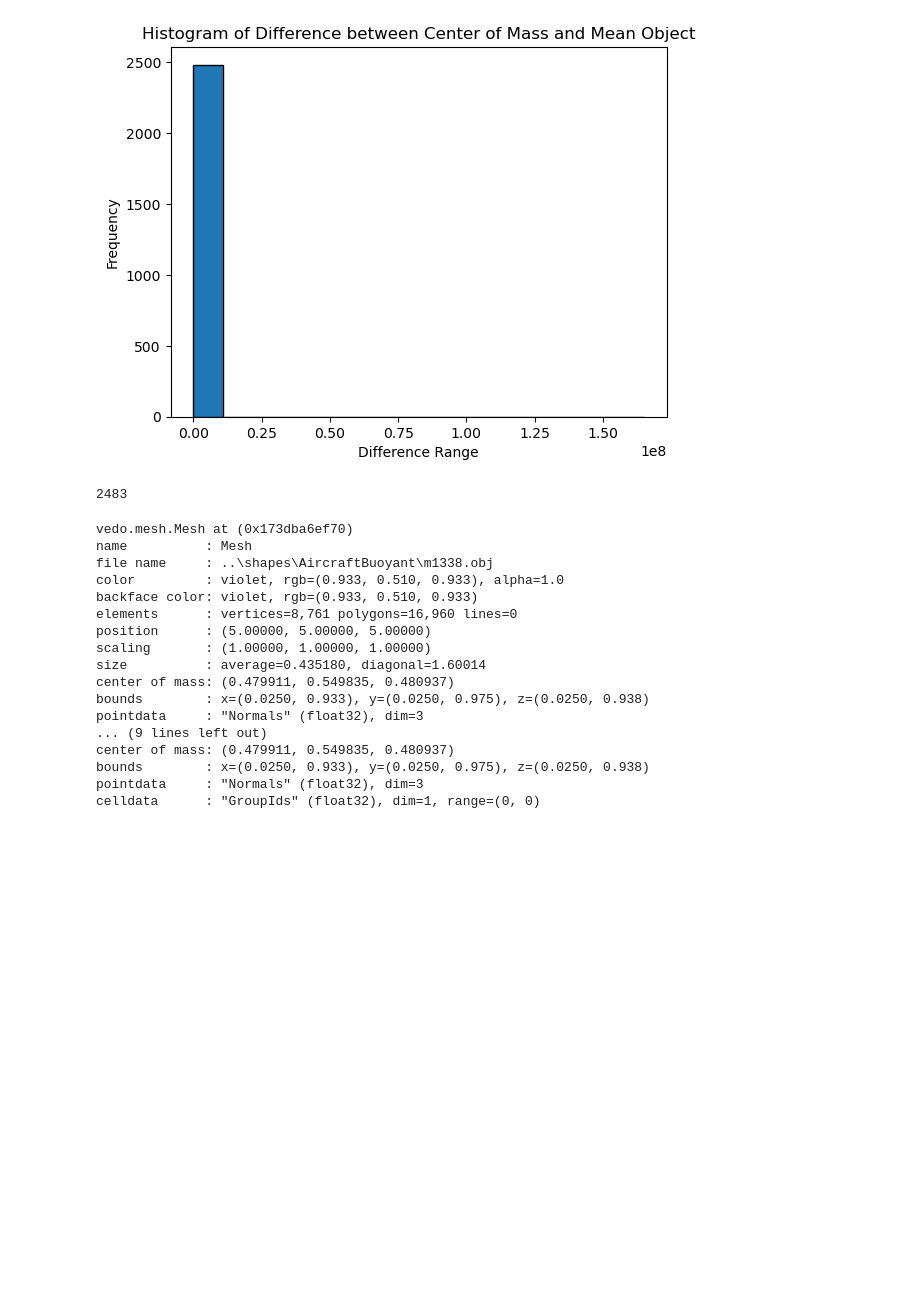
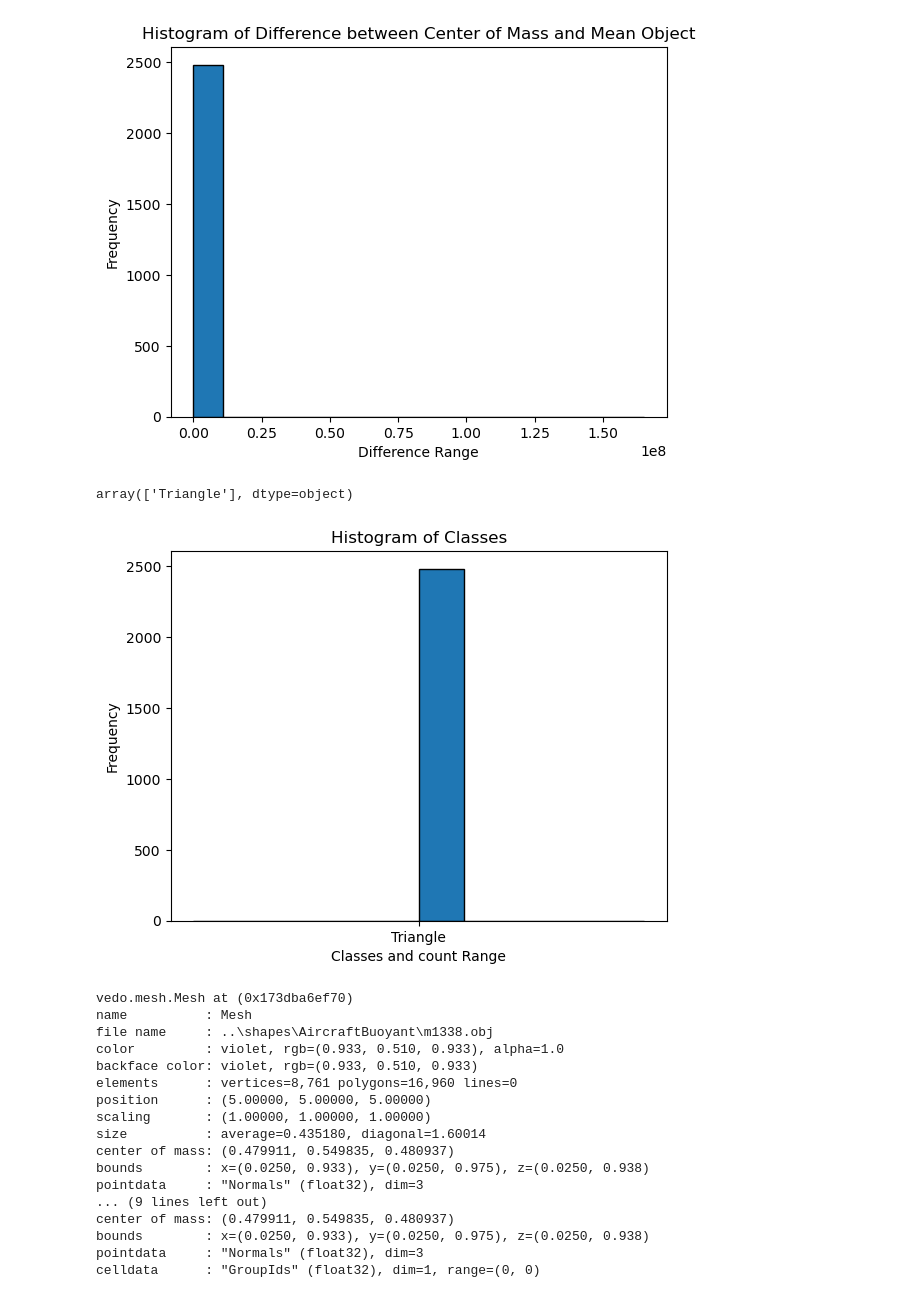
Before and after one commit to maria-raluca-st/INFOMR-final-project, a Jupyter notebook: mmdbs/preprocessing.ipynb, the cells around one changed output. Saved outputs shown, nothing was run; the diff lists cells and outputs as text; code cells hidden in the pictures; blank space fills up the shorter version.

```diff
--- a/mmdbs/preprocessing.ipynb
+++ b/mmdbs/preprocessing.ipynb
@@ -129,6 +129,7 @@ def RetrieveShapeMeta(rootdir = "../shapes",limit=None,filename="metadata.csv"):
 
 
 
-df = RetrieveShapeMeta(limit=None,filename="metadata.csv")
+#df = RetrieveShapeMeta(limit=None,filename="metadata.csv")
+df = pd.read_csv("metadata.csv")
 print(df)
 # %% [output]
@@ -242,10 +243,23 @@ plt.title('Histogram of Difference between Center of Mass and Mean Object')
 plt.show()
 # %% [output]
 [figure]
-# %%
-len(df)
-# %% [output]
-2483
+# %%
+df["Type"].unique()
+# %% [output]
+array(['Triangle'], dtype=object)
+# %%
+#Investigating Classes
+plt.hist(df['Type'], edgecolor='black')
+
+# Adding labels and title
+plt.xlabel('Classes and count Range')
+plt.ylabel('Frequency')
+plt.title('Histogram of Classes')
+
+# Display the histogram
+plt.show()
+# %% [output]
+[figure, added]
 # %%
 settings.default_backend = 'k3d'
 filepath = "..\shapes\AircraftBuoyant\m1338.obj"
```
Also changed, not shown: parts of 3 cells of this notebook, 4 other files.
